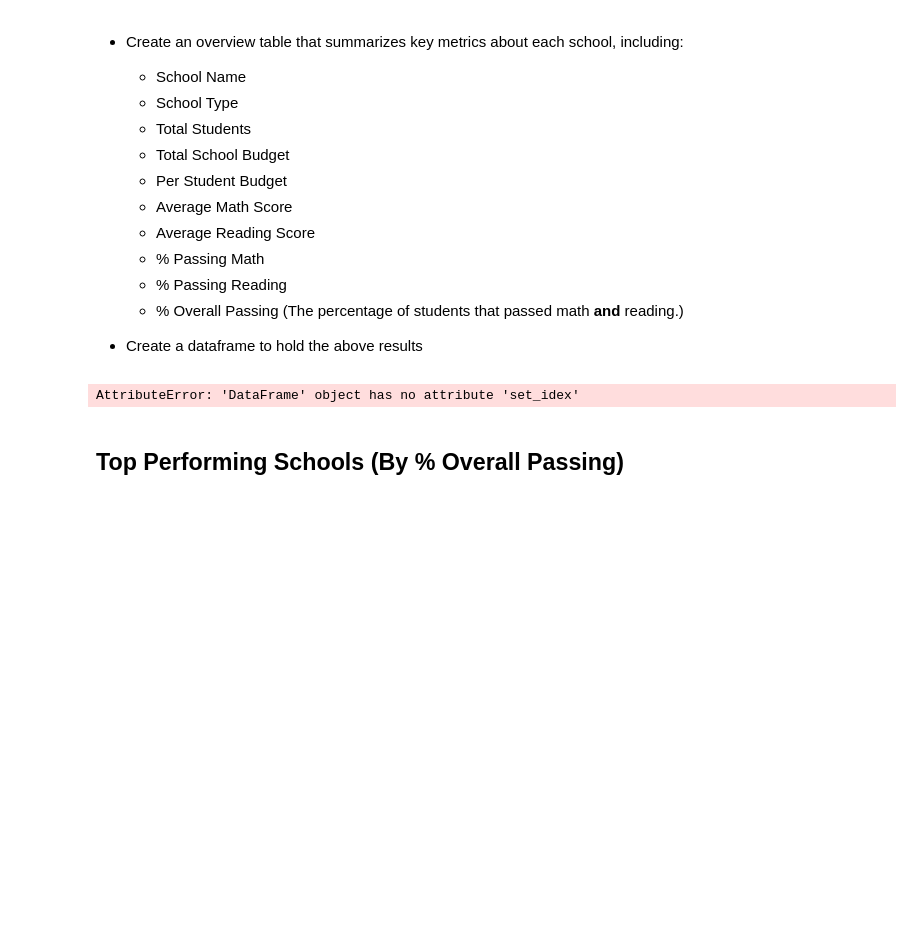
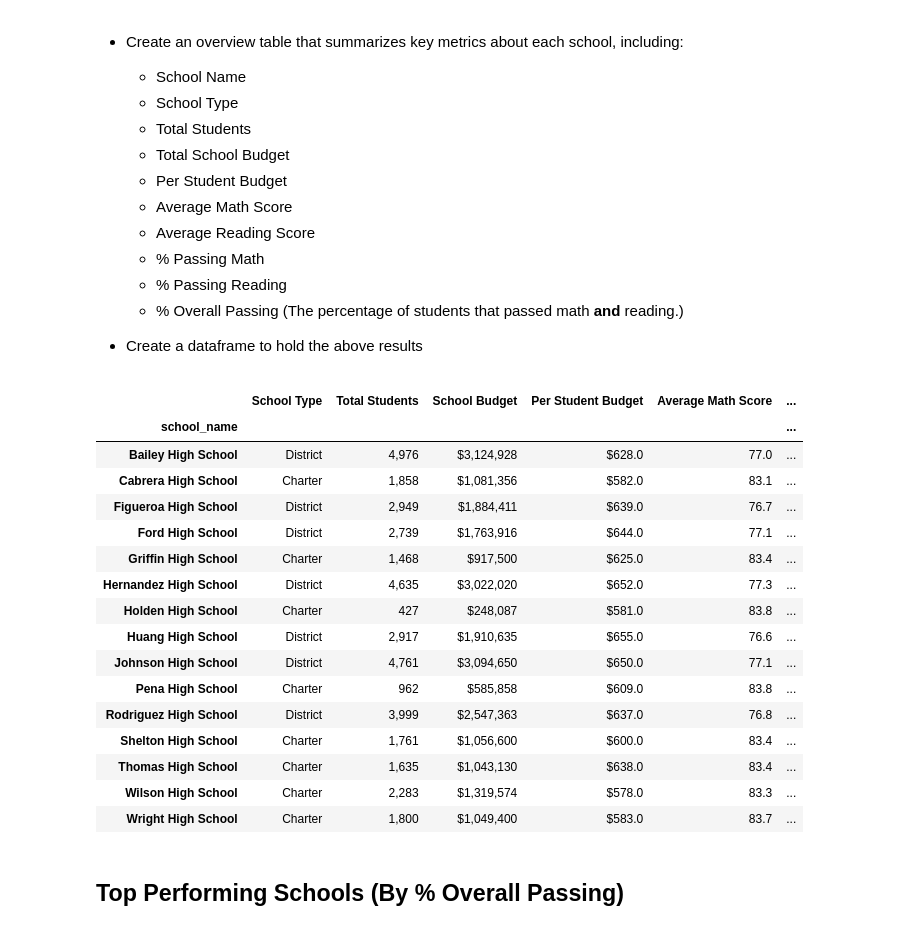
Before and after one commit to bgtaber/pandas-challenge, a Jupyter notebook: PyCitySchools copy/PyCitySchools_starter.ipynb, the cells around one changed output. Cells and saved outputs as stored; diff of their text form; code cells hidden in the pictures; blank space fills up the shorter version.

```diff
--- a/PyCitySchools copy/PyCitySchools_starter.ipynb
+++ b/PyCitySchools copy/PyCitySchools_starter.ipynb
@@ -93,15 +103,63 @@ district_info
   * % Overall Passing (The percentage of students that passed math **and** reading.)
 
 * Create a dataframe to hold the above results
-# %%
-new_df=pd.DataFrame.merge(school_data,student_data,on='school_name')
-
-by_school=new_df.set_index('school_name').groupby('school_name')
-school_type=new_df.set_index('school_name')['type']
-total_stu=by_school['student_name'].count()
-school_budget=new_df.set_idex('school_name')['budget']
-# %% [output]
-AttributeError: 'DataFrame' object has no attribute 'set_idex'
+# %%
+by_school=school_data_complete.set_index('school_name').groupby(['school_name'])
+school_type=by_school['type'].first()
+total_stu=by_school['student_name'].size()
+school_budget=by_school['budget'].first()
+per_student_budget=(school_budget/total_stu)
+avg_math_score=by_school['math_score'].mean()
+avg_read_score=by_school['reading_score'].mean()
+school_passing_math=school_data_complete[school_data_complete['math_score']>=70].groupby(['school_name']).size()
+percent_passing_math=(school_passing_math/total_stu)
+school_passing_reading=school_data_complete[school_data_complete['reading_score']>=70].groupby(['school_name']).size()
+percent_passing_reading=(school_passing_reading/total_stu)
+school_overall_passing=school_data_complete[(school_data_complete['math_score']>=70) & (school_data_complete['reading_score']>=70)].groupby('school_name')['Student ID'].count()
+percent_passing_overall=(school_overall_passing/total_stu)
+
+school_sum={'School Type': school_type,
+           'Total Students': total_stu,
+           'School Budget': school_budget,
+           'Per Student Budget': per_student_budget,
+           'Average Math Score': avg_math_score,
+           'Average Reading Score': avg_read_score,
+           '% Passing Math': percent_passing_math,
+           '% Passing Reading': percent_passing_reading,
+           '% Overall Passing': percent_passing_overall
+           }
+
+school_sum=pd.DataFrame(school_sum)
+
+school_sum_df=school_sum.style.format({"Total Students":"{:,}",
+                          "School Budget":"${:,}",
+                            "Per Student Budget":"${:,}",
+                           "Average Math Score":"{:.1f}",
+                           "Average Reading Score":"{:.1f}",
+                           "% Passing Math":"{:.1%}",
+                           "% Passing Reading":"{:.1%}",
+                          "% Overall Passing":"{:.1%}"
+                                   })
+
+school_sum_df
+# %% [output]
+|  | School Type | Total Students | School Budget | Per Student Budget | Average Math Score | ... |
+| school_name |  |  |  |  |  | ... |
+| Bailey High School | District | 4,976 | $3,124,928 | $628.0 | 77.0 | ... |
+| Cabrera High School | Charter | 1,858 | $1,081,356 | $582.0 | 83.1 | ... |
+| Figueroa High School | District | 2,949 | $1,884,411 | $639.0 | 76.7 | ... |
+| Ford High School | District | 2,739 | $1,763,916 | $644.0 | 77.1 | ... |
+| Griffin High School | Charter | 1,468 | $917,500 | $625.0 | 83.4 | ... |
+| Hernandez High School | District | 4,635 | $3,022,020 | $652.0 | 77.3 | ... |
+| Holden High School | Charter | 427 | $248,087 | $581.0 | 83.8 | ... |
+| Huang High School | District | 2,917 | $1,910,635 | $655.0 | 76.6 | ... |
+| Johnson High School | District | 4,761 | $3,094,650 | $650.0 | 77.1 | ... |
+| Pena High School | Charter | 962 | $585,858 | $609.0 | 83.8 | ... |
+| Rodriguez High School | District | 3,999 | $2,547,363 | $637.0 | 76.8 | ... |
+| Shelton High School | Charter | 1,761 | $1,056,600 | $600.0 | 83.4 | ... |
+| Thomas High School | Charter | 1,635 | $1,043,130 | $638.0 | 83.4 | ... |
+| Wilson High School | Charter | 2,283 | $1,319,574 | $578.0 | 83.3 | ... |
+| Wright High School | Charter | 1,800 | $1,049,400 | $583.0 | 83.7 | ... |
 # %% [markdown]
 ## Top Performing Schools (By % Overall Passing)
 # %% [markdown]
```
Also changed, not shown: parts of 7 cells of this notebook.
